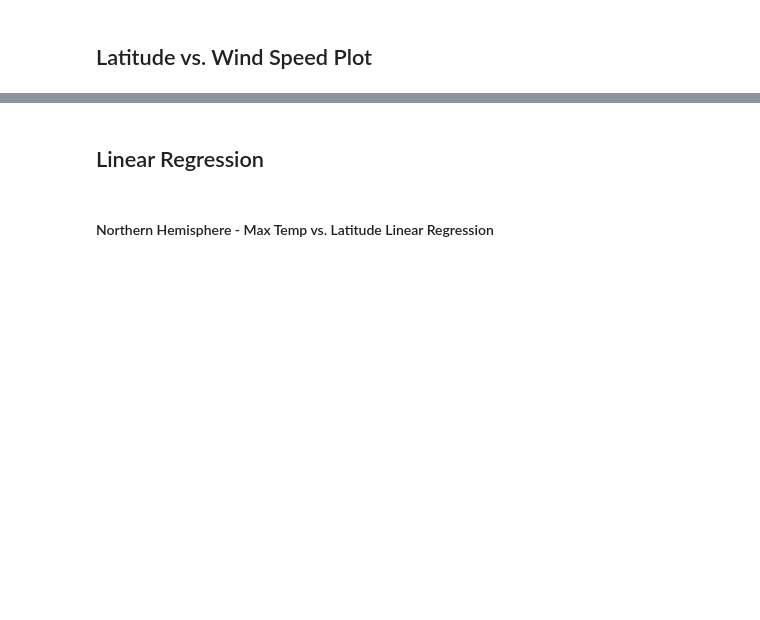
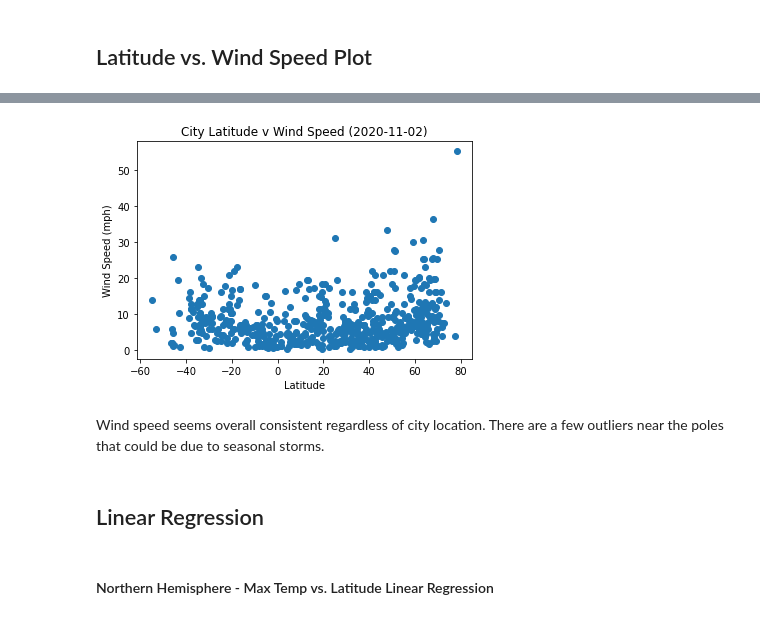
Before and after one commit to staceywai/python-api-challenge, a Jupyter notebook: WeatherPy/WeatherPy.ipynb, the cells around one changed output, grey strips where cells are left out. Drawn from its saved outputs; the diff is of its cells as text; code cells hidden in the pictures; blank space fills up the shorter version.

```diff
--- a/WeatherPy/WeatherPy.ipynb
+++ b/WeatherPy/WeatherPy.ipynb
@@ -153,3 +231,14 @@ Int64Index([], dtype='int64')
+# %%
+plt.scatter(city_df['Lat'], city_df['Wind Speed'])
+plt.xlabel('Latitude')
+plt.ylabel('Wind Speed (mph)')
+plt.title(f'City Latitude v Wind Speed ({city_date})')
+plt.savefig('../output_data/Latitude v. Wind plot.png')
+plt.show()
+# %% [output]
+[figure, added]
+# %% [markdown]
+Wind speed seems overall consistent regardless of city location. There are a few outliers near the poles that could be due to seasonal storms.
 # %% [markdown]
 ## Linear Regression
 # %% [markdown]
```
Also changed, not shown: parts of 49 cells of this notebook, 14 other files.
